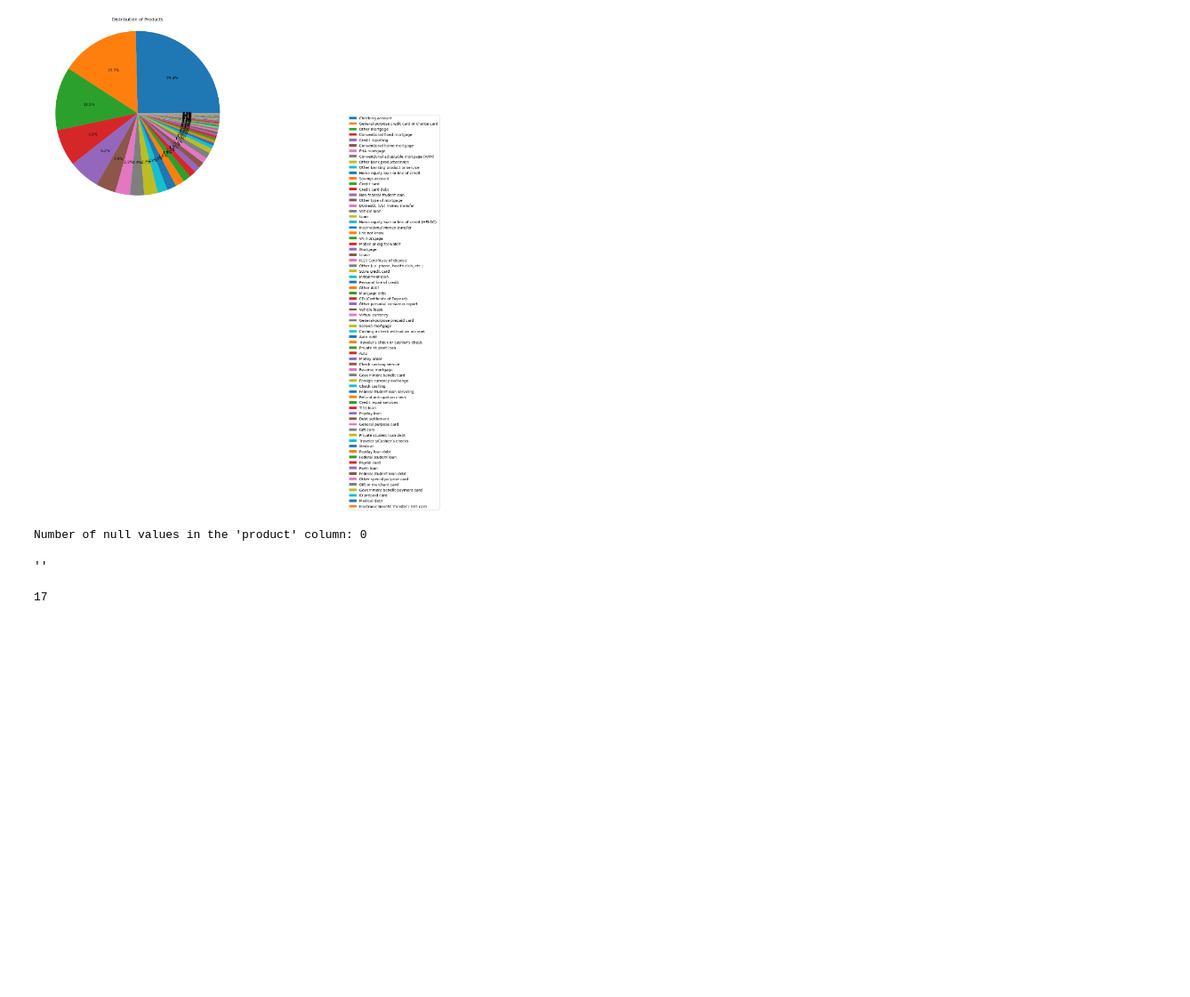
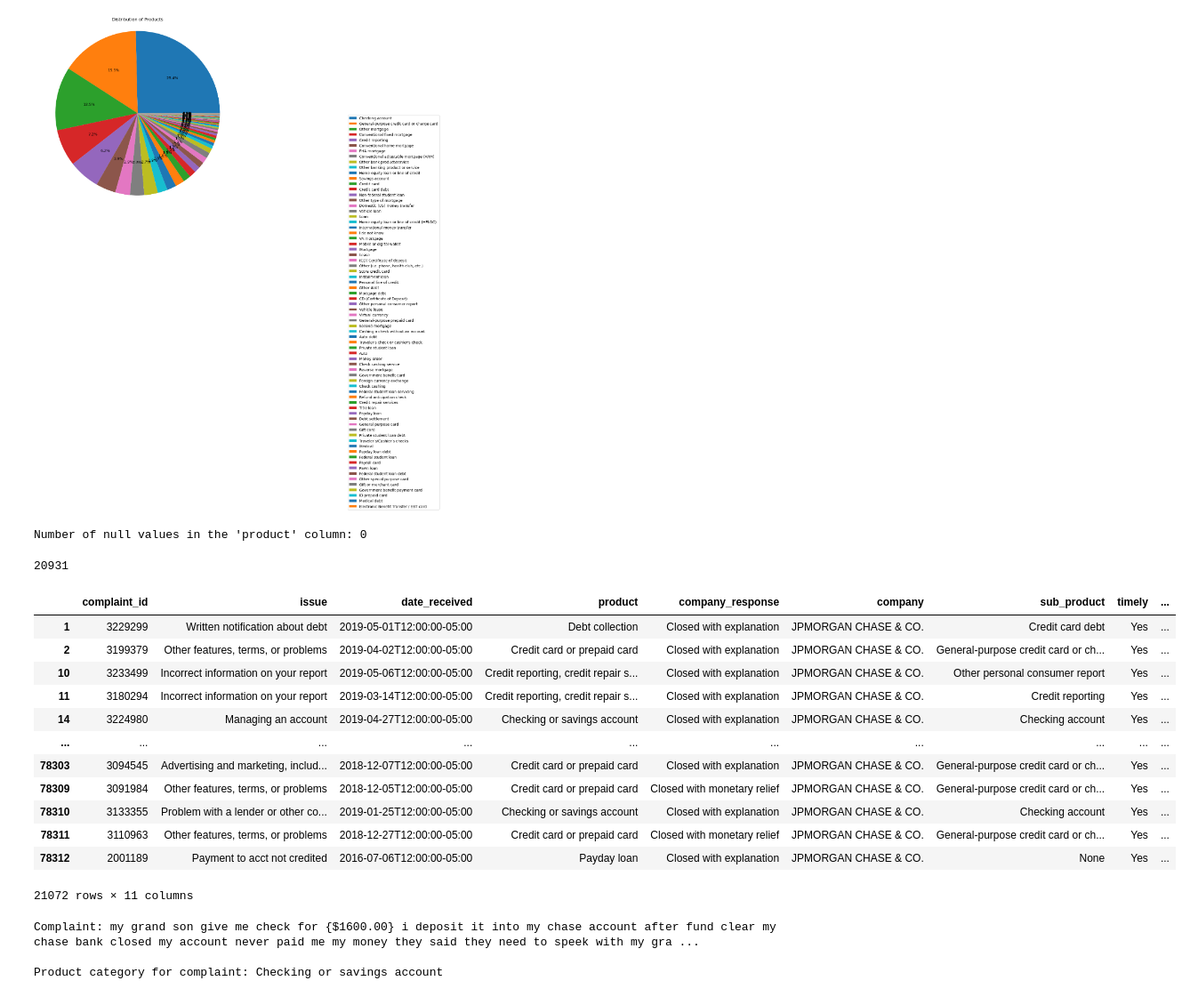
Before and after one commit to Mohd-Owais-Shaikh/IT-ticket-classification-using-LLM, a Jupyter notebook: Data_Cleaning.ipynb, the cells around one changed output. Shown at 89% size. Saved outputs shown, nothing was run; the diff lists cells and outputs as text; code cells hidden in the pictures; blank space fills up the shorter version.

```diff
--- a/Data_Cleaning.ipynb
+++ b/Data_Cleaning.ipynb
@@ -103,11 +103,32 @@ null_values = dfs['product'].isnull().sum()
 print("Number of null values in the 'product' column:", null_values)
 # %% [output]
 Number of null values in the 'product' column: 0
-# %%
-dfs['complaint_what_happened'][5]
-# %% [output]
-''
-# %%
-dfs['product'].nunique()
-# %% [output]
-17
+# %%
+dfs['complaint_what_happened'].nunique()
+# %% [output]
+20931
+# %%
+filtered_df = dfs[dfs['complaint_what_happened'] != '']
+
+filtered_df
+# %% [output]
+|  | complaint_id | issue | date_received | product | company_response | company | sub_product | timely | ... |
+| 1 | 3229299 | Written notification about debt | 2019-05-01T12:00:00-05:00 | Debt collection | Closed with explanation | JPMORGAN CHASE & CO. | Credit card debt | Yes | ... |
+| 2 | 3199379 | Other features, terms, or problems | 2019-04-02T12:00:00-05:00 | Credit card or prepaid card | Closed with explanation | JPMORGAN CHASE & CO. | General-purpose credit card or ch... | Yes | ... |
+| 10 | 3233499 | Incorrect information on your report | 2019-05-06T12:00:00-05:00 | Credit reporting, credit repair s... | Closed with explanation | JPMORGAN CHASE & CO. | Other personal consumer report | Yes | ... |
+| 11 | 3180294 | Incorrect information on your report | 2019-03-14T12:00:00-05:00 | Credit reporting, credit repair s... | Closed with explanation | JPMORGAN CHASE & CO. | Credit reporting | Yes | ... |
+| 14 | 3224980 | Managing an account | 2019-04-27T12:00:00-05:00 | Checking or savings account | Closed with explanation | JPMORGAN CHASE & CO. | Checking account | Yes | ... |
+| ... | ... | ... | ... | ... | ... | ... | ... | ... | ... |
+| 78303 | 3094545 | Advertising and marketing, includ... | 2018-12-07T12:00:00-05:00 | Credit card or prepaid card | Closed with explanation | JPMORGAN CHASE & CO. | General-purpose credit card or ch... | Yes | ... |
+| 78309 | 3091984 | Other features, terms, or problems | 2018-12-05T12:00:00-05:00 | Credit card or prepaid card | Closed with monetary relief | JPMORGAN CHASE & CO. | General-purpose credit card or ch... | Yes | ... |
+| 78310 | 3133355 | Problem with a lender or other co... | 2019-01-25T12:00:00-05:00 | Checking or savings account | Closed with explanation | JPMORGAN CHASE & CO. | Checking account | Yes | ... |
+| 78311 | 3110963 | Other features, terms, or problems | 2018-12-27T12:00:00-05:00 | Credit card or prepaid card | Closed with monetary relief | JPMORGAN CHASE & CO. | General-purpose credit card or ch... | Yes | ... |
+| 78312 | 2001189 | Payment to acct not credited | 2016-07-06T12:00:00-05:00 | Payday loan | Closed with explanation | JPMORGAN CHASE & CO. | None | Yes | ... |
+21072 rows × 11 columns
+# %%
+print('Complaint:', filtered_df['complaint_what_happened'][14])
+print('\nProduct category for complaint:',filtered_df['product'][14])
+# %% [output]
+Complaint: my grand son give me check for {$1600.00} i deposit it into my chase account after fund clear my chase bank closed my account never paid me my money they said they need to speek with my gra ...
+
+Product category for complaint: Checking or savings account
```
Also changed, not shown: parts of 1 cell of this notebook.
